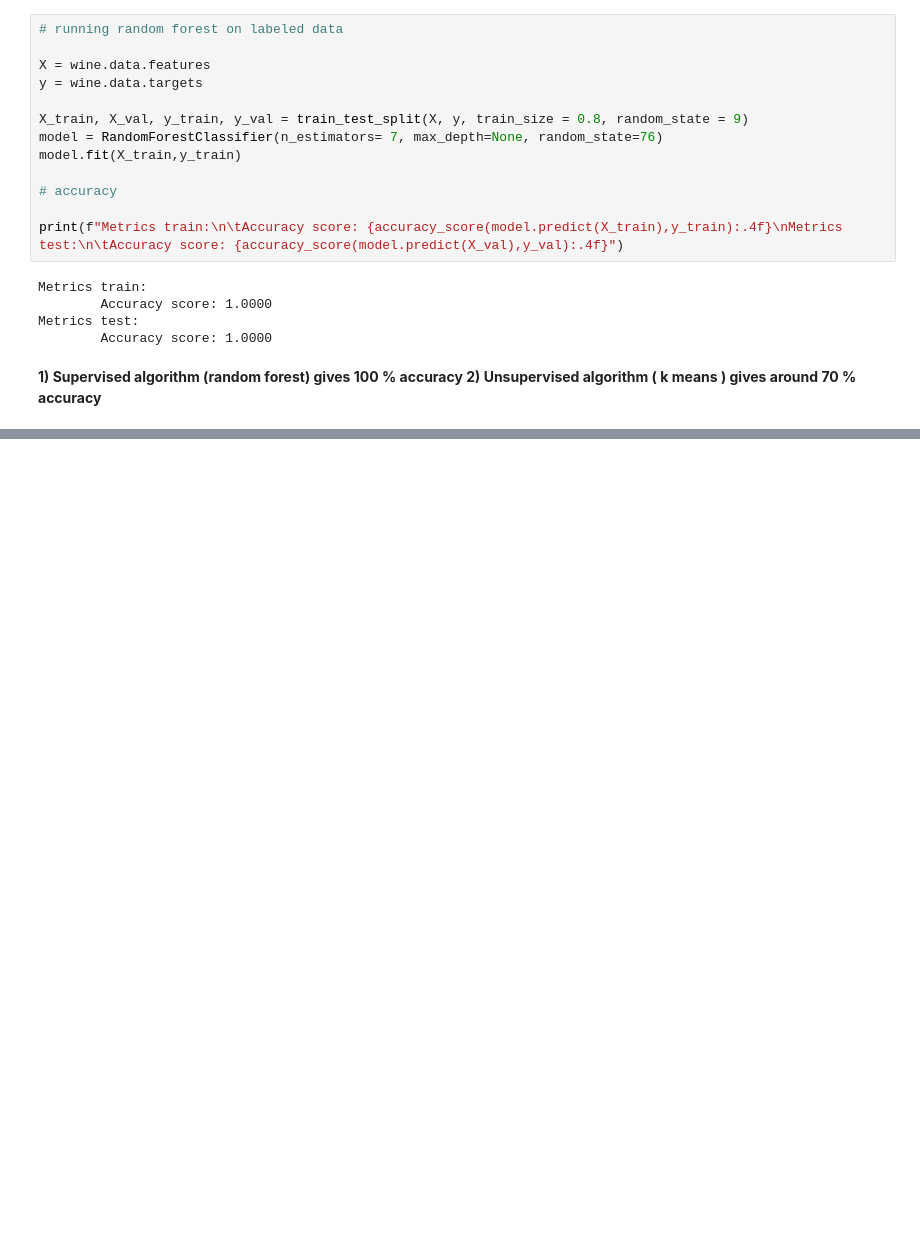
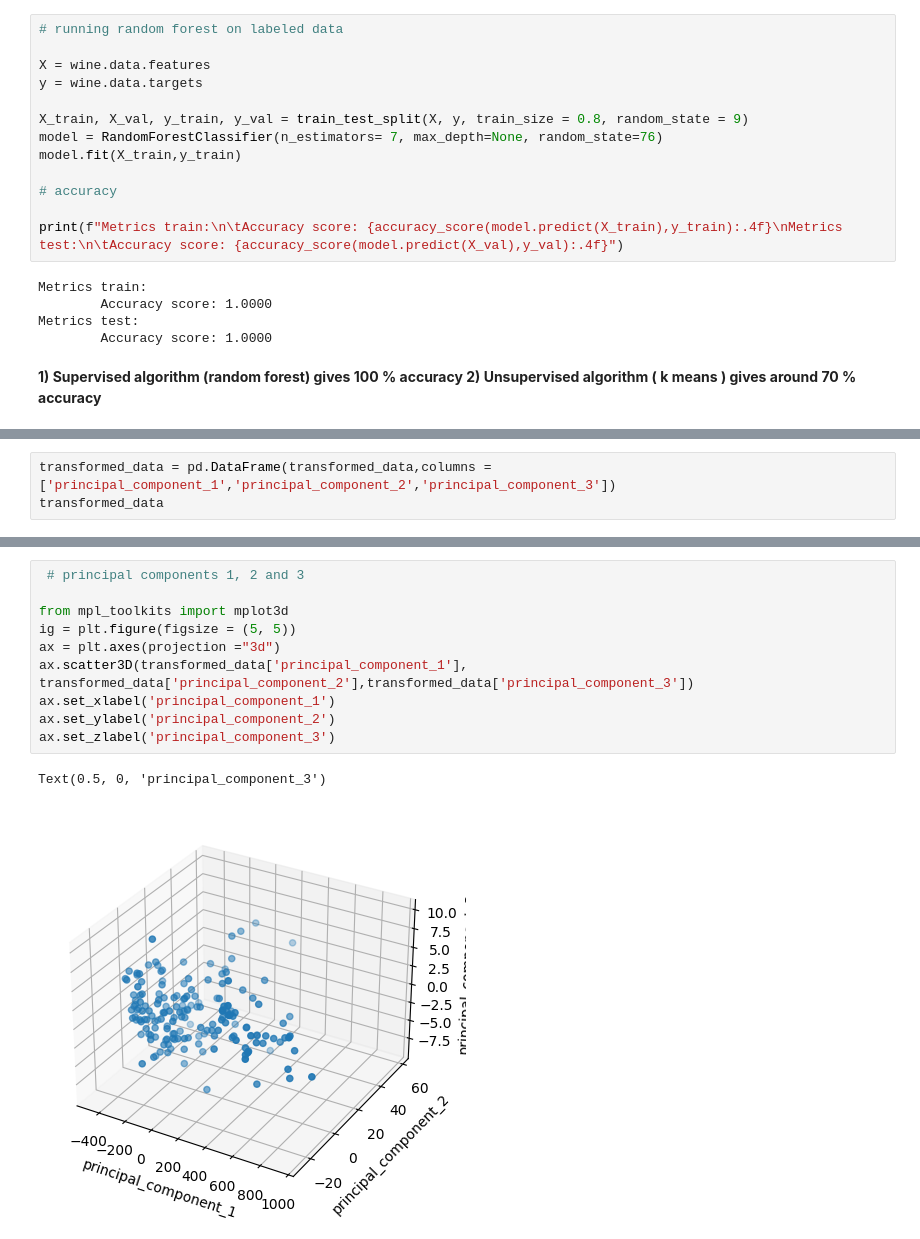
Before and after one commit to JaySprog/K-means_and_PCA_Wine_Dataset, a Jupyter notebook: clustering-wine-dataset.ipynb, the cells around one changed output, grey strips where cells are left out. Drawn from its saved outputs; the diff is of its cells as text; blank space fills up the shorter version.

```diff
--- a/clustering-wine-dataset.ipynb
+++ b/clustering-wine-dataset.ipynb
@@ -124,0 +193,3 @@ Metrics test:
+# %%
+transformed_data = pd.DataFrame(transformed_data,columns = ['principal_component_1','principal_component_2','principal_component_3'])
+transformed_data
@@ -124,0 +210,13 @@ Metrics test:
+# %%
+ # principal components 1, 2 and 3
+
+from mpl_toolkits import mplot3d
+ig = plt.figure(figsize = (5, 5))
+ax = plt.axes(projection ="3d")
+ax.scatter3D(transformed_data['principal_component_1'], transformed_data['principal_component_2'],transformed_data['principal_component_3'])
+ax.set_xlabel('principal_component_1')
+ax.set_ylabel('principal_component_2')
+ax.set_zlabel('principal_component_3')
+# %% [output]
+Text(0.5, 0, 'principal_component_3')
+[figure, added]
```
Also changed, not shown: parts of 10 cells of this notebook.
